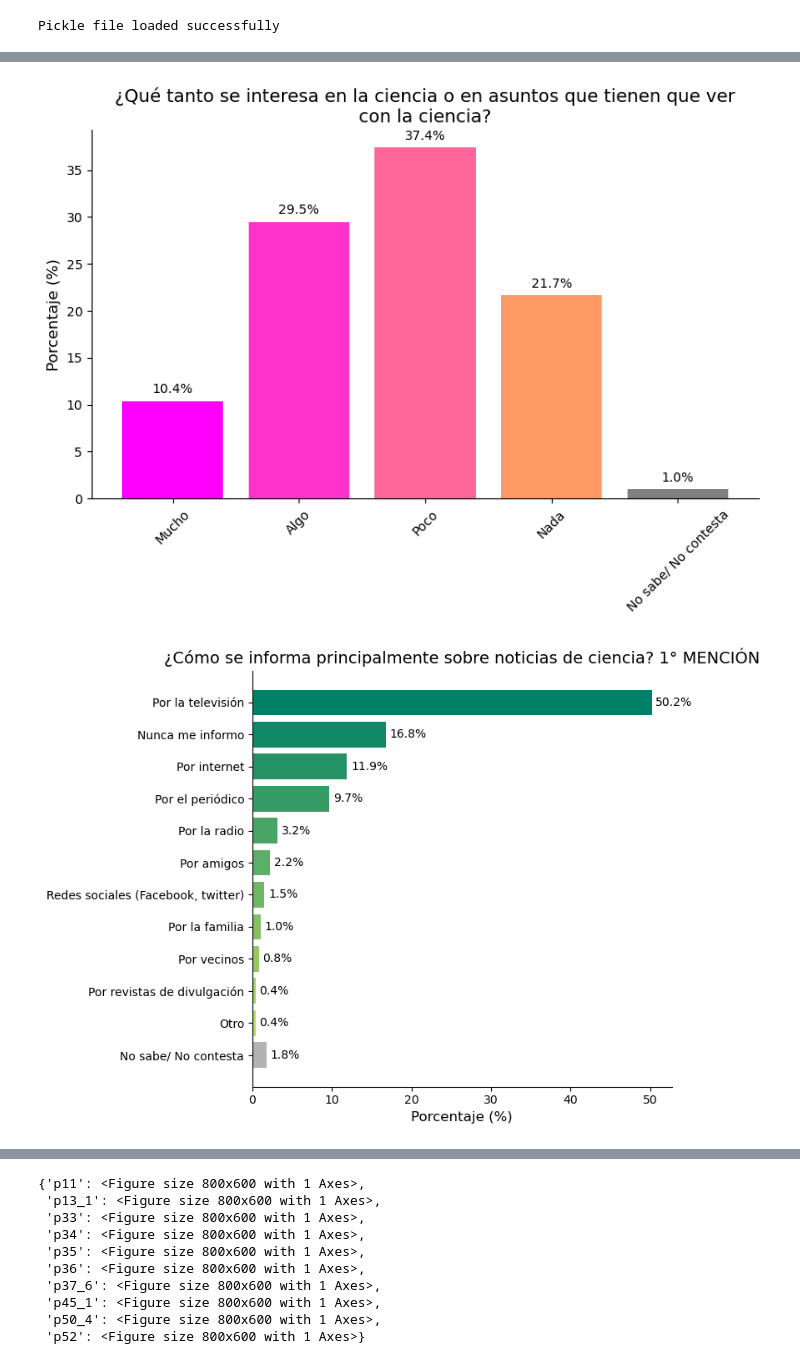
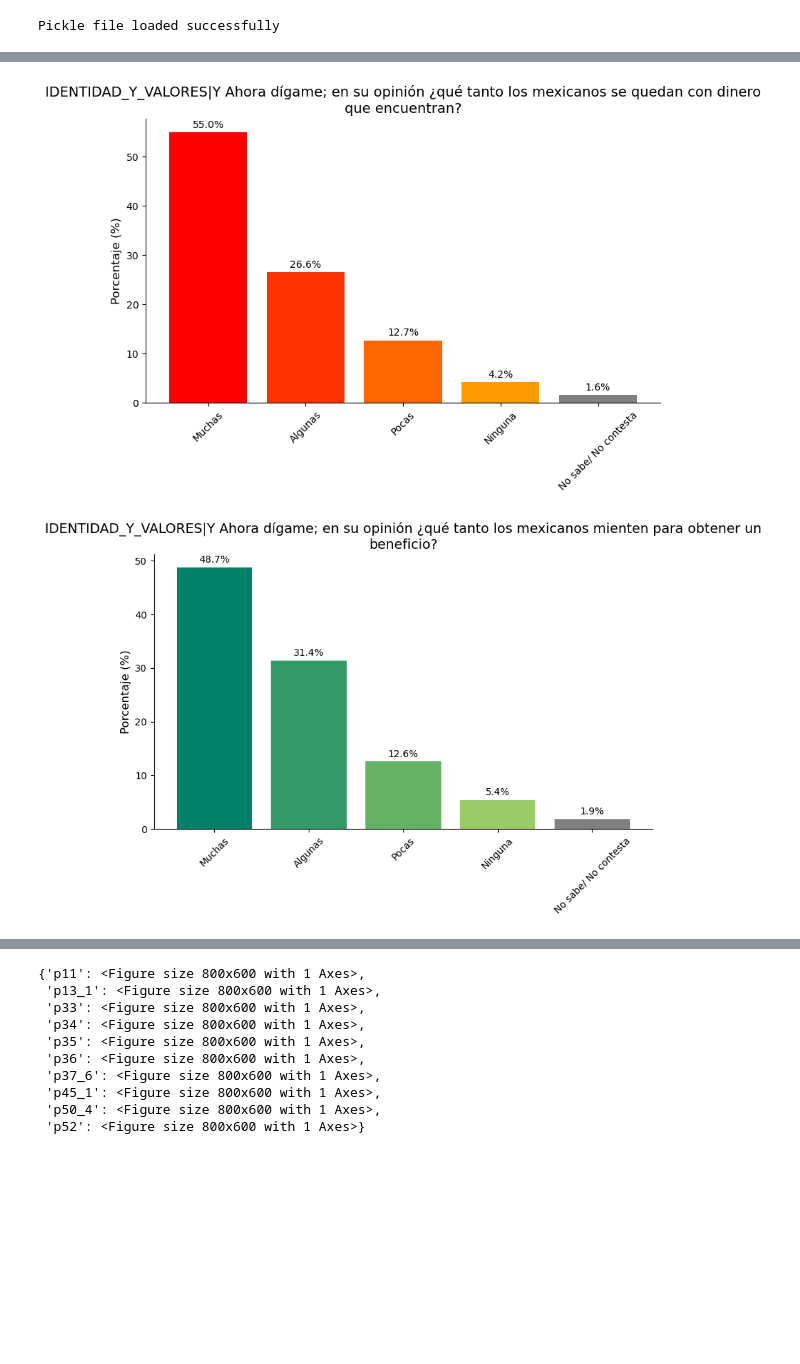
Before and after one commit to salvadorVMA/navegador, a Jupyter notebook: Navegador_openai_py13.ipynb, the cells around one changed output, grey strips where cells are left out. Cells and saved outputs as stored; diff of their text form; code cells hidden in the pictures; blank space fills up the shorter version.

Commit message:
test modelos openai

```diff
--- a/Navegador_openai_py13.ipynb
+++ b/Navegador_openai_py13.ipynb
@@ -1045,0 +876,5 @@ tmp_markdown_tables
+# %%
+# tmp_pregs_dict contiene las preguntas identificadas en pregs_dict
+
+tmp_pregs_dict = {k: v for k,v in pregs_dict.items() if v in tst_lst}
+tmp_pregs_dict
@@ -1049,13 +1108,11 @@ tmp_markdown_tables
 
 query_oneline = query.replace("\n", " ")
 
-tmp_tab_st = tmp_markdown_tables['p13_1']
-
-tmp_nsnc_val = '0'
+tmp_nsnc_val = '2'
 
 
 subtask_str_1 = f"""
-write a short summary of the table; note that if the 'no answer/ does not know' option is present, you should include it in the summary if it too high (higher than {tmp_nsnc_val}%) and explain what it means.
+write a short summary of the table; note that if the 'no answer/ does not know' option is present, you should include it in the summary if it too high (higher than {tmp_nsnc_val}%) and explain what it means. Otherwise, do not mention it.
 """
 
 subtask_str_2 = """
@@ -1092,7 +1149,7 @@ def create_prompt_sum(query, table_key, tmp_markdown_tables, subtask_str_1, subt
 
     You will return a python dict with the following keys: 'summary' for tast 1) and 'answer' for task 2).
     The values of the dict should be the answers to each task.
-    The dict should be formatted as follows: {{'summary': '...', 'answer': '...'}}
+    IMPORTANT: The dict should be formatted as follows: {{'summary': '...', 'answer': '...'}}. Make sure to return only correctly formatted python dict, without any code block formatting, markdown, or additional text.
 
     QUERY: {query}
 
@@ -1101,7 +1158,7 @@ def create_prompt_sum(query, table_key, tmp_markdown_tables, subtask_str_1, subt
     return prompt
 
 # Example usage:
-prompt = create_prompt_sum(query, 'p13_1', tmp_markdown_tables,  subtask_str_1, subtask_str_2)
+prompt = create_prompt_sum(query, 'p46_4|IDE', tmp_markdown_tables,  subtask_str_1, subtask_str_2)
 
 
 print(prompt)
@@ -1128,17 +1185,23 @@ tmp_pmt_lst= [create_prompt_sum(query, ky_st, tmp_markdown_tables, subtask_str_1
 
 # Process each prompt individually
 answers_sum = {}
+
+tst_list_st = get_answer(prompt= dupli_pmp, system_prompt=None) #, model = 'gpt-4.1-nano-2025-04-14') # nano no lo logra
+tst_lst = extract_list_from_response(tst_list_st)
+tst_lst
+
+
 for i, prompt in enumerate(tmp_pmt_lst):
     key = list(tmp_markdown_tables.keys())[i] # Get the original key for this prompt
-    answer = client.models.generate_content(
-        model="gemini-2.0-flash",
-        contents=prompt)
-    answers_sum[key] = answer # Store answer using the original key
+
+    tmp_ans = get_answer(prompt= tmp_pmt_lst[i], system_prompt=None, model = 'gpt-4.1-nano-2025-04-14') # nano produce respuestas más rápidas y sucintas
+
+    answers_sum[key] = tmp_ans # Store answer using the original key
 
 # Display the query and all answers
 display(Markdown(f"**Query:** {query}"))
 for key, answer in answers_sum.items():
     # Use tmp_sel_dict (defined in cell 63) to get the question text
-    display(Markdown(f"--- \n**Analysis for question {key} ({tmp_sel_dict.get(key, 'Unknown Question')}):**"))
-    display(Markdown(answer.text))
+    display(Markdown(f"--- \n**Analysis for question {key} ({tmp_pregs_dict.get(key, 'Unknown Question')}):**"))
+    display(Markdown(answer))
 # %% [output]
@@ -1287,7 +1315,7 @@ tmp_sum_dict
 # %%
 # preparar orden de dfs para plots
 
-tmp_df_dict = {ky : df.loc[tmp_val_etq_dict[ky].values()] for ky, df in tmp_df_dict.items()}
+#tmp_df_dict = {ky : df.loc[tmp_val_etq_dict[ky].values()] for ky, df in tmp_df_dict.items()}
 
 scale_stg_list =['mucho', 'mucha', 'importante', 'acuerdo', 'fácil']
 
@@ -1387,7 +1415,9 @@ def create_plot(df, question, figsize=(6, 8)):
             ax.text(label_position, bar.get_y() + bar.get_height()/2,
                     f'{width:.1f}%',
                     ha='left', va='center', fontsize=10)
-
+                    # Apply split_text_by_words to tick labels for both axes
+        # ax.set_yticklabels([split_text_by_words(label, n=3) for label in df.index], fontsize=10)
+        # ax.set_xticklabels([split_text_by_words(str(label), n=3) for label in ax.get_xticks()], fontsize=10)
         # Customize plot
         ax.set_xlabel('Porcentaje (%)', fontsize=12)
         ax.set_title(split_text_by_words(question), fontsize=14)
@@ -1408,33 +1438,35 @@ def create_plot(df, question, figsize=(6, 8)):
 
         if 'No sabe/ No contesta' in df.index:
             gray_index = list(df.index).index('No sabe/ No contesta')
             colors[gray_index] = [0.5, 0.5, 0.5, 1.0]  # RGBA for gray
 
         bars = ax.bar(df.index, df['%'], color=colors)
 
         # Add percentage labels above the bars
         for bar in bars:
             height = bar.get_height()
             label_position = height + 0.5
             ax.text(bar.get_x() + bar.get_width()/2, label_position,
                     f'{height:.1f}%',
                     ha='center', va='bottom', fontsize=10)
+        # ax.set_yticklabels([split_text_by_words(label, n=3) for label in df.index], fontsize=10)
+        # ax.set_xticklabels([split_text_by_words(str(label), n=3) for label in ax.get_xticks()], fontsize=10)
 
         # Customize plot
         ax.set_ylabel('Porcentaje (%)', fontsize=12)
         ax.set_title(split_text_by_words(question), fontsize=14)
         ax.spines['top'].set_visible(False)
         ax.spines['right'].set_visible(False)
         ax.tick_params(axis='x', rotation=45)
         plt.tight_layout()
 
     return fig
 
 # Example usage:
 for key, df in tmp_df_dict.items():
-    question = tmp_sel_dict.get(key, 'Unknown Question')
+    question = tmp_pregs_dict.get(key, 'Unknown Question')
     fig = create_plot(df, question, figsize=(8, 6))
     plt.show()  # Display each plot
 # %% [output]
-[figure, old version]
+[figure, new version]
-[figure, old version]
+[figure, new version]
```
Also changed, not shown: parts of 37 cells of this notebook.
